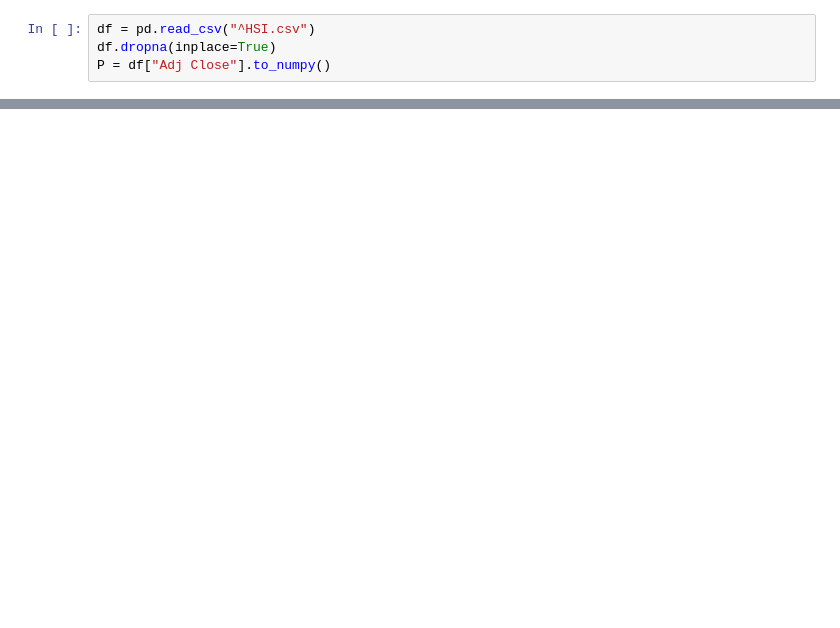
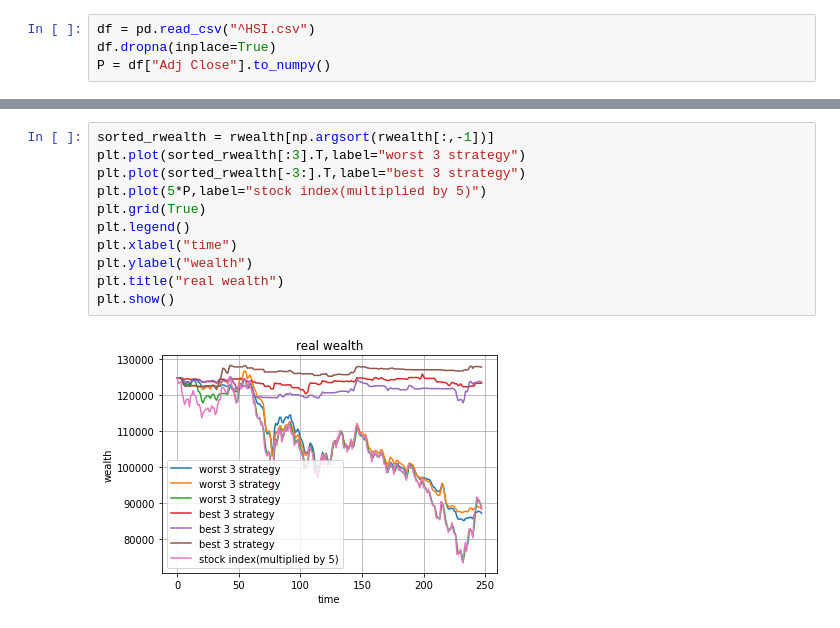
Before and after one commit to Algebra-FUN/DDM-Coursework, a Jupyter notebook: MSDM5003/Assignment/HW7/HW7.ipynb, the cells around one changed output, grey strips where cells are left out. Cells and saved outputs as stored; diff of their text form; blank space fills up the shorter version.

```diff
--- a/MSDM5003/Assignment/HW7/HW7.ipynb
+++ b/MSDM5003/Assignment/HW7/HW7.ipynb
@@ -25,0 +143,13 @@ PT[1:] = P[:-1] + beta * (P[1:]-P[:-1])
+# %%
+sorted_rwealth = rwealth[np.argsort(rwealth[:,-1])]
+plt.plot(sorted_rwealth[:3].T,label="worst 3 strategy")
+plt.plot(sorted_rwealth[-3:].T,label="best 3 strategy")
+plt.plot(5*P,label="stock index(multiplied by 5)")
+plt.grid(True)
+plt.legend()
+plt.xlabel("time")
+plt.ylabel("wealth")
+plt.title("real wealth")
+plt.show()
+# %% [output]
+[figure, added]
```
Also changed, not shown: parts of 12 cells of this notebook.
